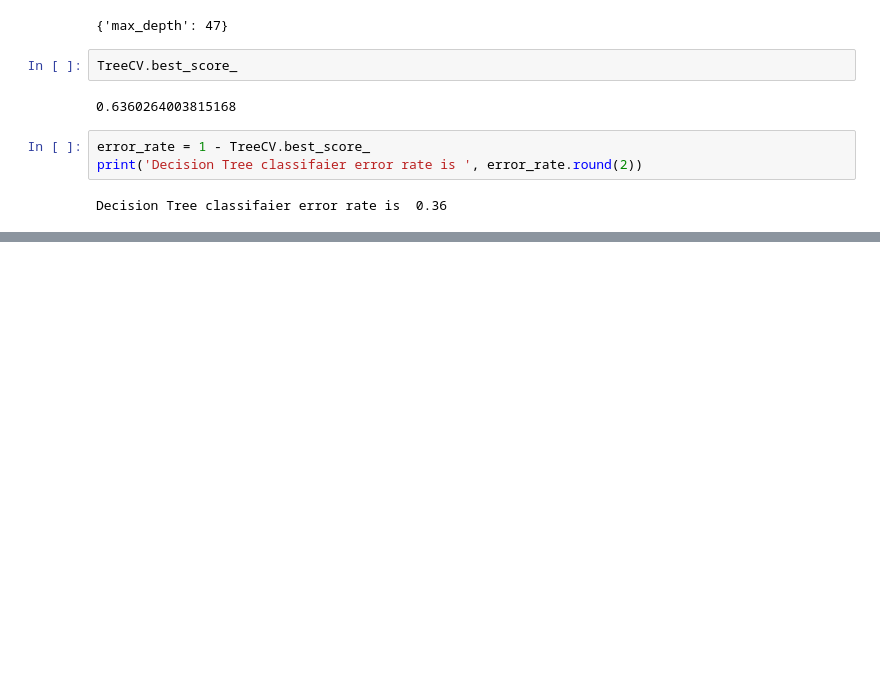
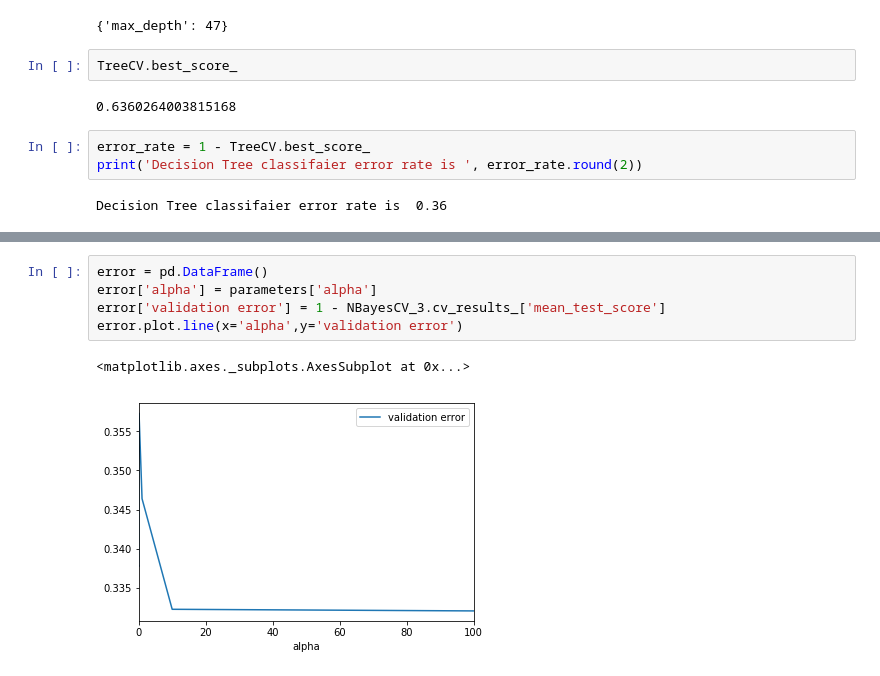
Before and after one commit to srivasis/MA384, a Jupyter notebook: AllDataStatistics.ipynb, the cells around one changed output, grey strips where cells are left out. Cells and saved outputs as stored; diff of their text form; blank space fills up the shorter version.

```diff
--- a/AllDataStatistics.ipynb
+++ b/AllDataStatistics.ipynb
@@ -194,0 +295,8 @@ Decision Tree classifaier error rate is  0.36
+# %%
+error = pd.DataFrame()
+error['alpha'] = parameters['alpha']
+error['validation error'] = 1 - NBayesCV_3.cv_results_['mean_test_score']
+error.plot.line(x='alpha',y='validation error')
+# %% [output]
+<matplotlib.axes._subplots.AxesSubplot at 0x...>
+[figure, added]
```
Also changed, not shown: parts of 55 cells of this notebook.
